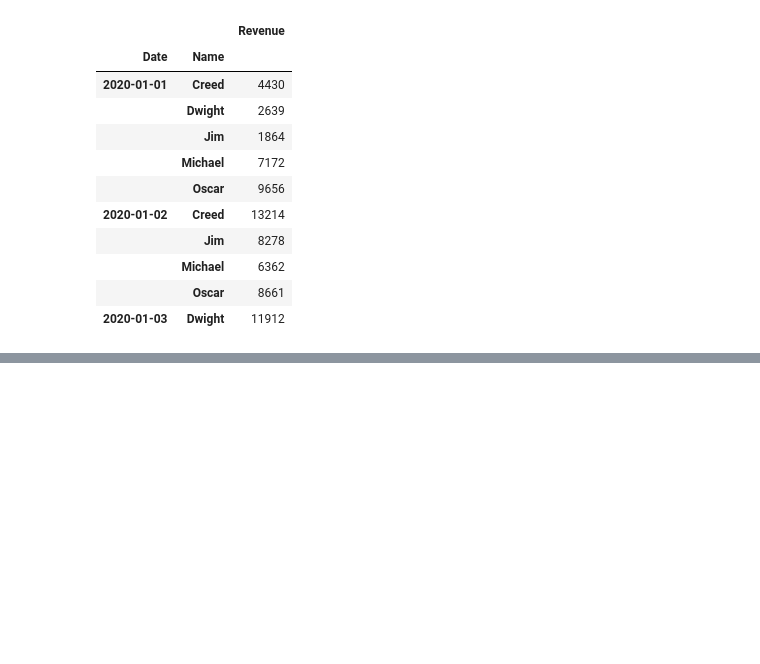
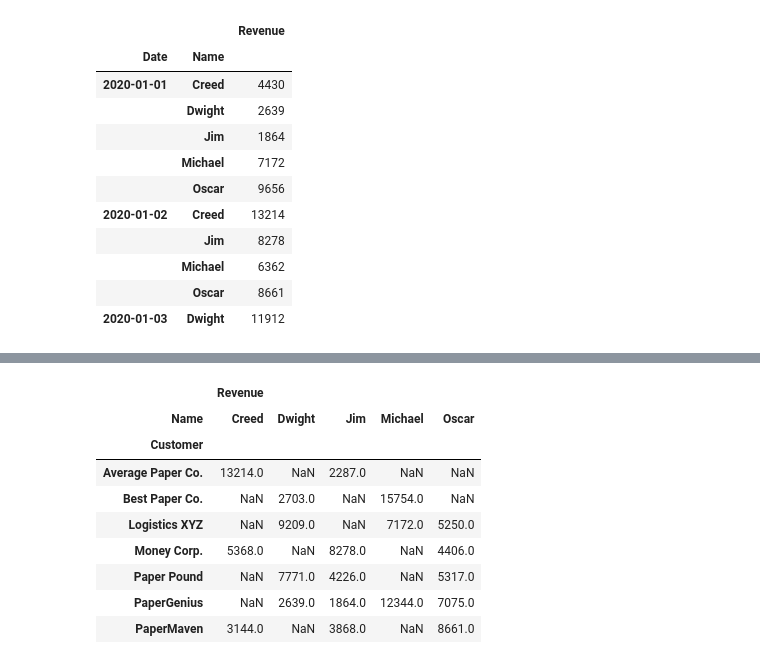
Before and after one commit to ljyGmail/pandas_in_action, a Jupyter notebook: ch08_reshaping_and_pivoting.ipynb, the cells around one changed output, grey strips where cells are left out. Saved outputs shown, nothing was run; the diff lists cells and outputs as text; code cells hidden in the pictures; blank space fills up the shorter version.

Commit message:
8.3 stacking and unstacking index levels

```diff
--- a/ch08_reshaping_and_pivoting.ipynb
+++ b/ch08_reshaping_and_pivoting.ipynb
@@ -226,0 +263,7 @@ pd.pivot_table(sales,
+# %%
+sales_by_customer = pd.pivot_table(sales,
+              index=["Customer", "Name"],
+              values="Revenue",
+              aggfunc="sum")
+
+sales_by_customer.head()
@@ -226,0 +278,13 @@ pd.pivot_table(sales,
+# %%
+sales_by_customer.unstack()
+# %% [output]
+|  | Revenue |  |  |  |  |
+| Name | Creed | Dwight | Jim | Michael | Oscar |
+| Customer |  |  |  |  |  |
+| Average Paper Co. | 13214.0 | NaN | 2287.0 | NaN | NaN |
+| Best Paper Co. | NaN | 2703.0 | NaN | 15754.0 | NaN |
+| Logistics XYZ | NaN | 9209.0 | NaN | 7172.0 | 5250.0 |
+| Money Corp. | 5368.0 | NaN | 8278.0 | NaN | 4406.0 |
+| Paper Pound | NaN | 7771.0 | 4226.0 | NaN | 5317.0 |
+| PaperGenius | NaN | 2639.0 | 1864.0 | 12344.0 | 7075.0 |
+| PaperMaven | 3144.0 | NaN | 3868.0 | NaN | 8661.0 |
```
Also changed, not shown: parts of 5 cells of this notebook.
